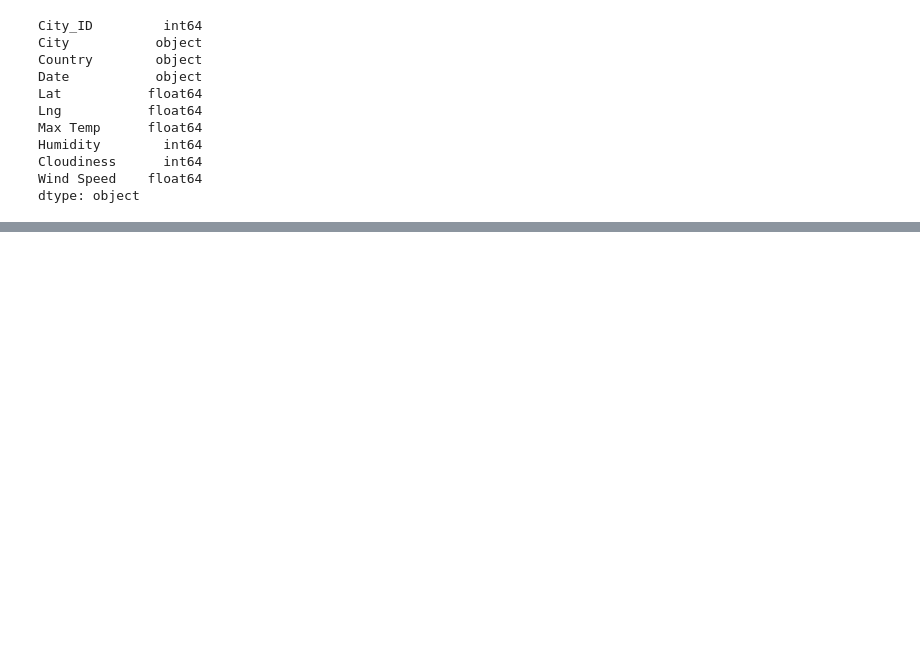
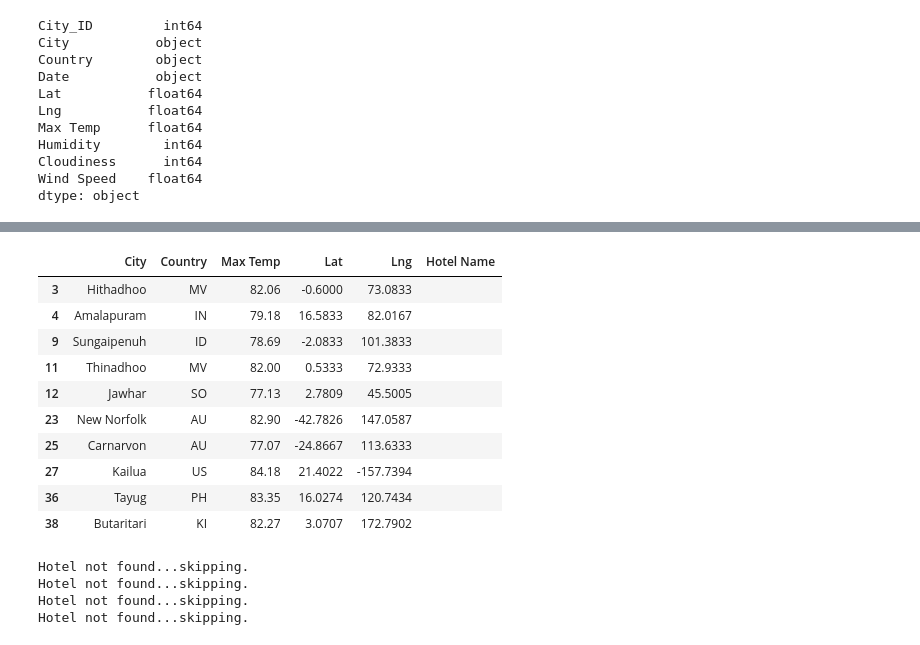
Before and after one commit to Byankap/World_Weather_Analysis, a Jupyter notebook: WeatherPy.ipynb, the cells around one changed output, grey strips where cells are left out. Saved outputs shown, nothing was run; the diff lists cells and outputs as text; code cells hidden in the pictures; blank space fills up the shorter version.

```diff
--- a/WeatherPy.ipynb
+++ b/WeatherPy.ipynb
@@ -408,0 +467,2 @@ plt.show()
+# %%
+preferred_cities_df.dropna(inplace=True)
@@ -408,0 +502,17 @@ plt.show()
+# %%
+#DataFrame for hotel pop_up markers, city, country, max temp, and coordinates
+hotel_df = preferred_cities_df[["City", "Country", "Max Temp", "Lat", "Lng"]].copy()
+hotel_df["Hotel Name"] = ""
+hotel_df.head(10)
+# %% [output]
+|  | City | Country | Max Temp | Lat | Lng | Hotel Name |
+| 3 | Hithadhoo | MV | 82.06 | -0.6000 | 73.0833 |  |
+| 4 | Amalapuram | IN | 79.18 | 16.5833 | 82.0167 |  |
+| 9 | Sungaipenuh | ID | 78.69 | -2.0833 | 101.3833 |  |
+| 11 | Thinadhoo | MV | 82.00 | 0.5333 | 72.9333 |  |
+| 12 | Jawhar | SO | 77.13 | 2.7809 | 45.5005 |  |
+| 23 | New Norfolk | AU | 82.90 | -42.7826 | 147.0587 |  |
+| 25 | Carnarvon | AU | 77.07 | -24.8667 | 113.6333 |  |
+| 27 | Kailua | US | 84.18 | 21.4022 | -157.7394 |  |
+| 36 | Tayug | PH | 83.35 | 16.0274 | 120.7434 |  |
+| 38 | Butaritari | KI | 82.27 | 3.0707 | 172.7902 |  |
@@ -408,0 +526,25 @@ plt.show()
+# %%
+#iterate through DataFrame
+for index, row in hotel_df.iterrows():
+    lat = row["Lat"]
+    lng = row["Lng"]
+
+    #lat and lng to loction key for the params dictionary
+    params["location"] = f'{lat},{lng}'
+
+    #Use search term: 'lodging' and lat and lng
+    base_url = "https://maps.googleapis.com/maps/api/place/nearbysearch/json"
+
+    #make JSON data request
+    hotels =requests.get(base_url, params=params).json()
+
+    #grab first hotel from results and save name
+    try:
+        hotel_df.loc[index, "Hotel Name"] = hotels["results"][0]["name"]
+    except(IndexError):
+        print("Hotel not found...skipping.")
+# %% [output]
+Hotel not found...skipping.
+Hotel not found...skipping.
+Hotel not found...skipping.
+Hotel not found...skipping.
```
Also changed, not shown: parts of 29 cells of this notebook, 6 other files.
